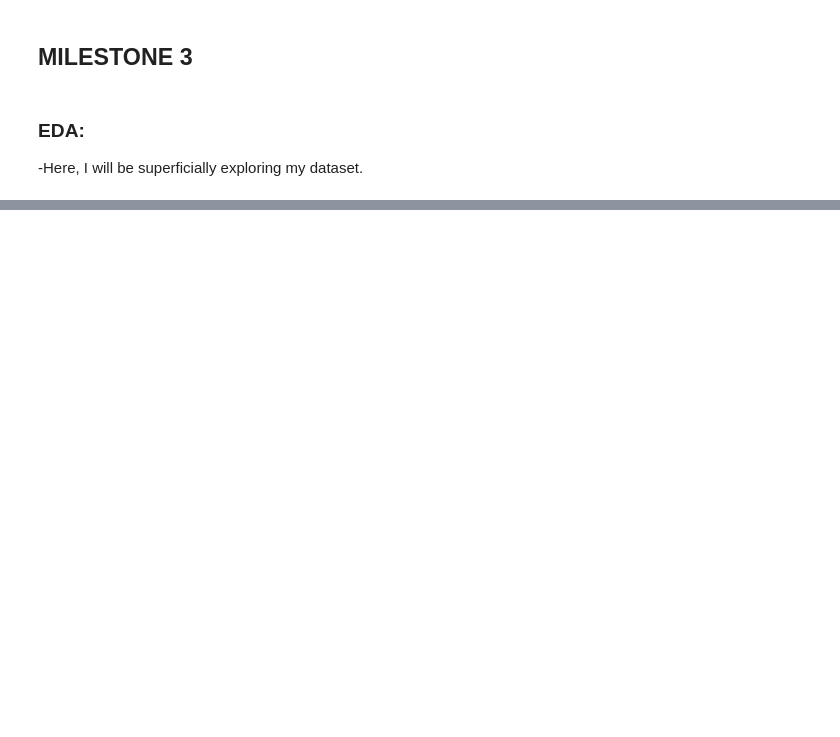
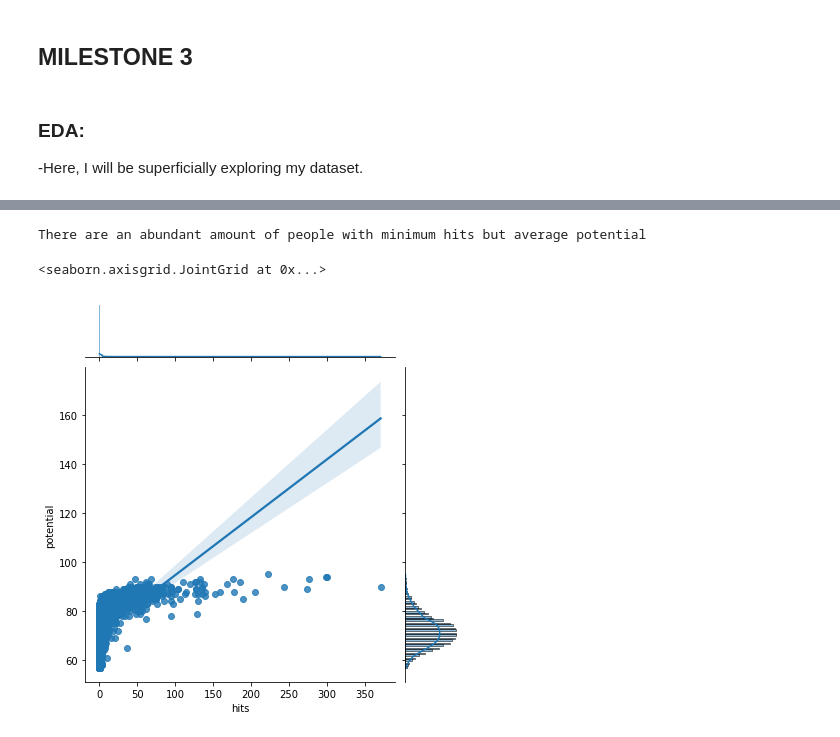
Before and after one commit to data301-2021-winter1/project-group24-project, a Jupyter notebook: notebooks/analysis3.ipynb, the cells around one changed output, grey strips where cells are left out. Drawn from its saved outputs; the diff is of its cells as text; code cells hidden in the pictures; blank space fills up the shorter version.

```diff
--- a/notebooks/analysis3.ipynb
+++ b/notebooks/analysis3.ipynb
@@ -33,0 +126,7 @@ dataset
+# %%
+print("There are an abundant amount of people with minimum hits but average potential")
+sns.jointplot(x='hits', y='potential', data=df, kind='reg')
+# %% [output]
+There are an abundant amount of people with minimum hits but average potential
+<seaborn.axisgrid.JointGrid at 0x...>
+[figure, added]
```
Also changed, not shown: parts of 10 cells of this notebook.
